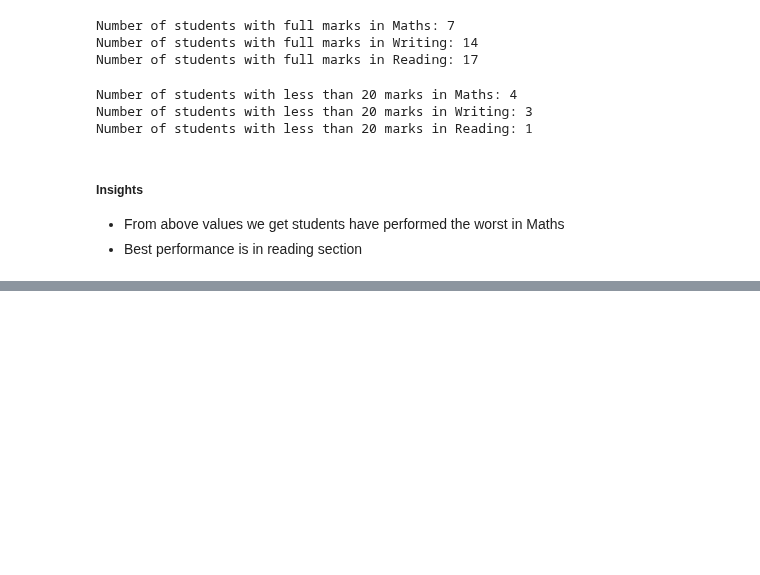
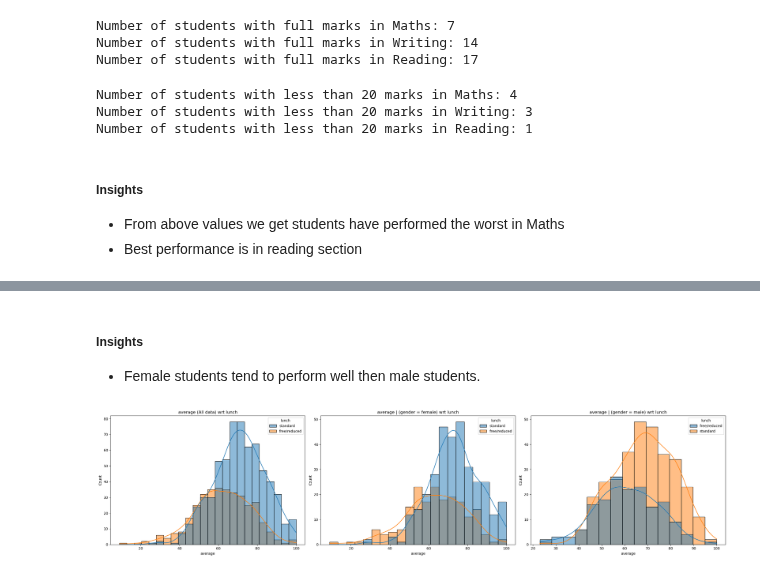
Before and after one commit to sreeman-11021996/Student-Performance-Indicator_-End-to-End-_project_2026_feb, a Jupyter notebook: notebook/1 . EDA STUDENT PERFORMANCE .ipynb, the cells around one changed output, grey strips where cells are left out. Saved outputs shown, nothing was run; the diff lists cells and outputs as text; code cells hidden in the pictures; blank space fills up the shorter version.

```diff
--- a/notebook/1 . EDA STUDENT PERFORMANCE .ipynb
+++ b/notebook/1 . EDA STUDENT PERFORMANCE .ipynb
@@ -300,0 +396,11 @@ Number of students with less than 20 marks in Reading: 1
+# %% [markdown]
+#####  Insights
+- Female students tend to perform well then male students.
+# %%
+# 1. plot of average distribution wrt lunch
+# 2. plot of female students average distribution wrt lunch
+# 3. plot of male students average distribution wrt lunch
+
+visualization.plot_grouped_histograms(x_col='average',split_col='gender',hue_col='lunch')
+# %% [output]
+[figure, added]
```
Also changed, not shown: parts of 30 cells of this notebook.
